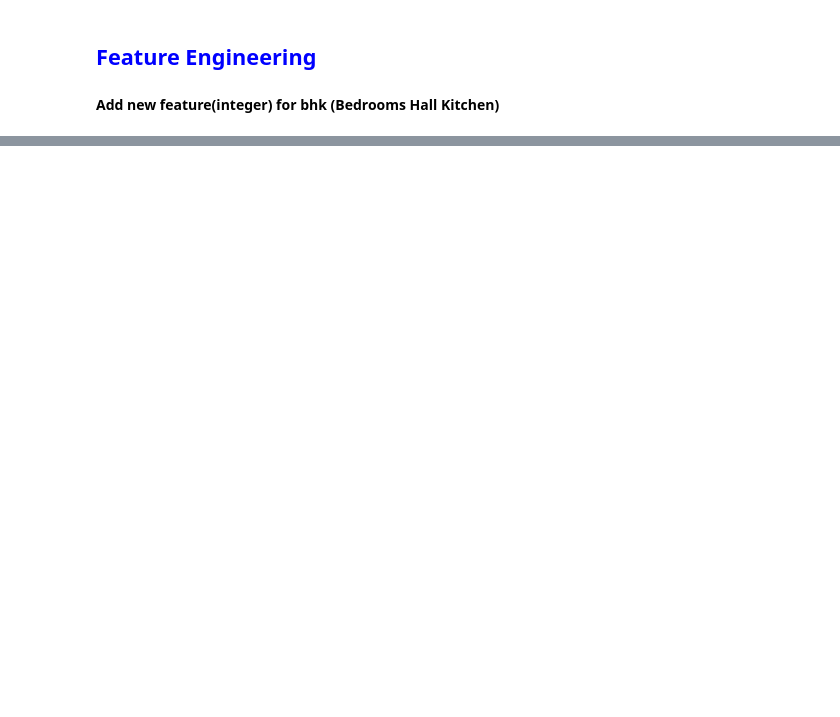
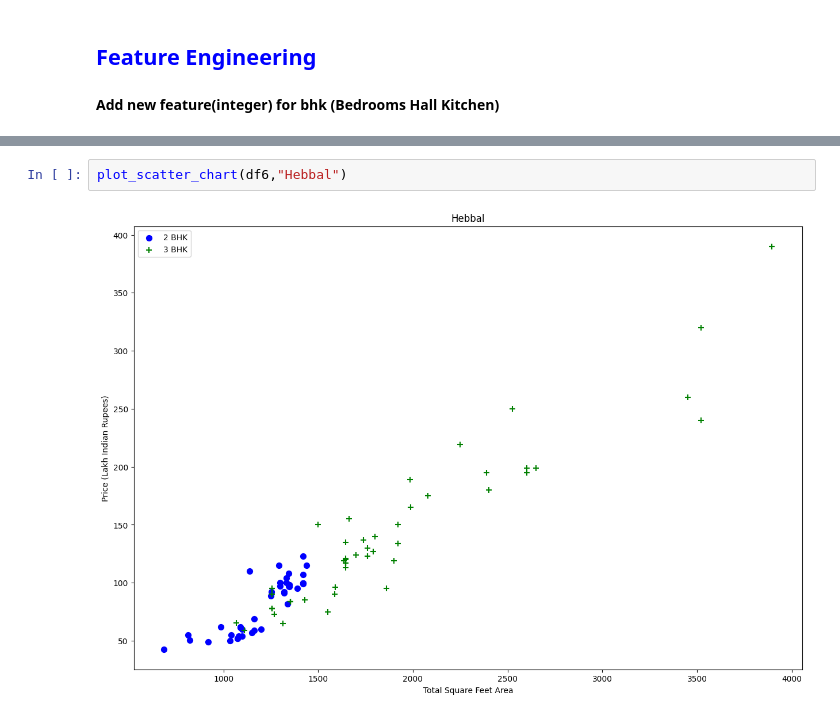
Before and after one commit to pras-ops/Bangalore-House-Price-Prediction-, a Jupyter notebook: notebooks/Feature_Engineering.ipynb, the cells around one changed output, grey strips where cells are left out. Saved outputs shown, nothing was run; the diff lists cells and outputs as text; blank space fills up the shorter version.

```diff
--- a/notebooks/Feature_Engineering.ipynb
+++ b/notebooks/Feature_Engineering.ipynb
@@ -9,0 +158,4 @@ NameError: name 'df3' is not defined
+# %%
+plot_scatter_chart(df6,"Hebbal")
+# %% [output]
+[figure, added]
```
Also changed, not shown: parts of 42 cells of this notebook, 11 other files.
